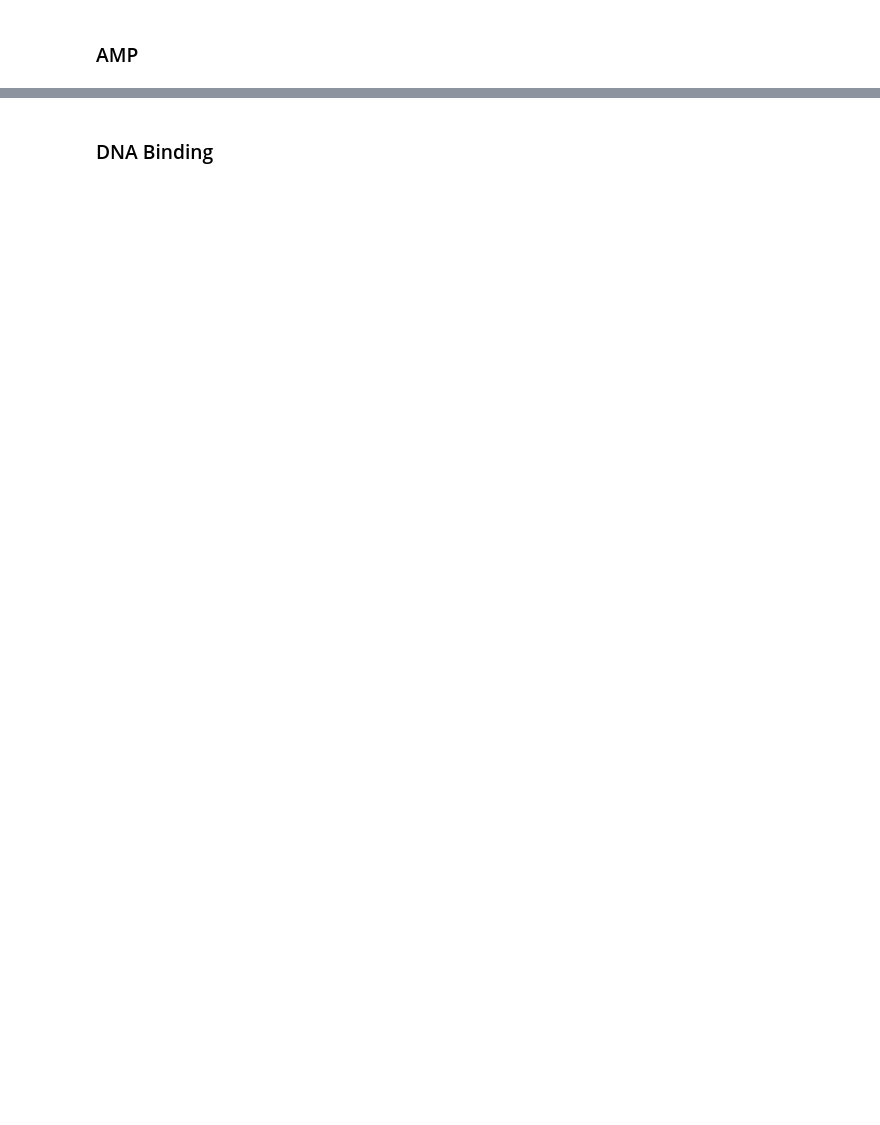
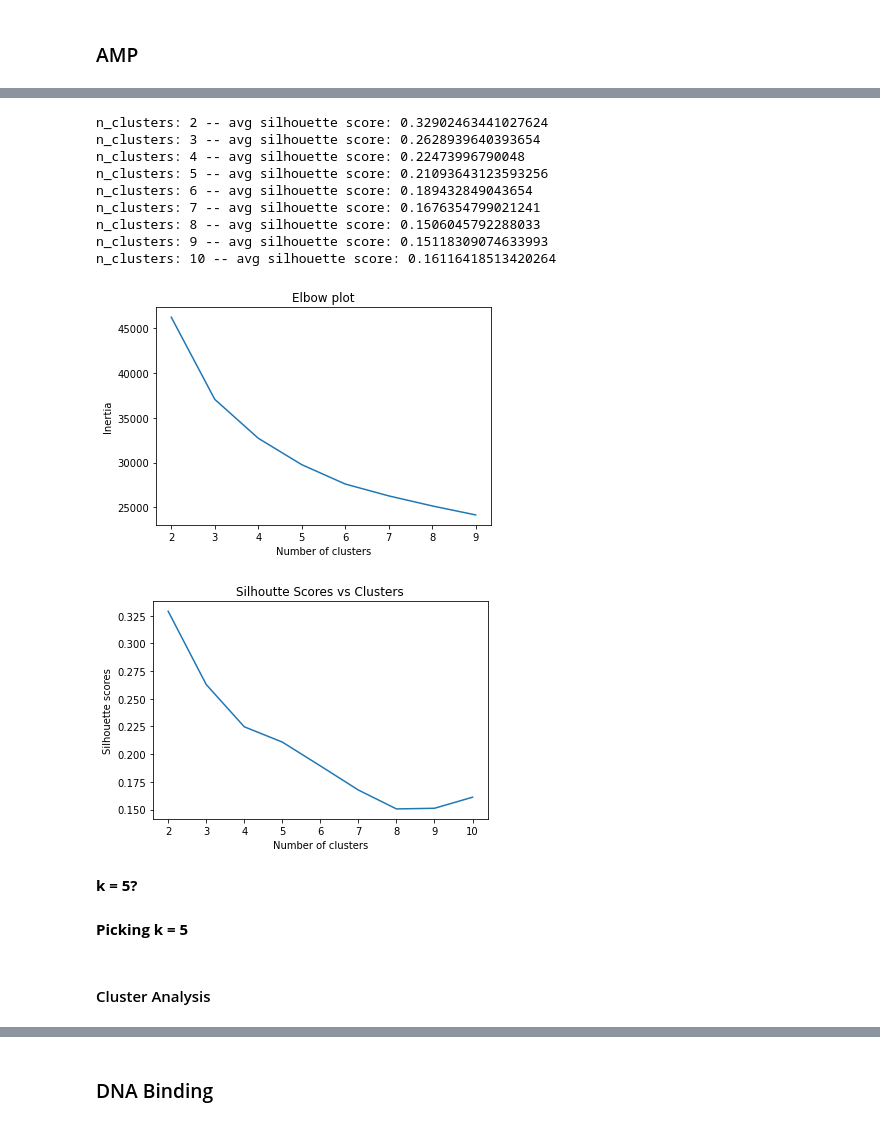
Before and after one commit to vin00d/peptide, a Jupyter notebook: 03_onehot.ipynb, the cells around one changed output, grey strips where cells are left out. Cells and saved outputs as stored; diff of their text form; code cells hidden in the pictures; blank space fills up the shorter version.

```diff
--- a/03_onehot.ipynb
+++ b/03_onehot.ipynb
@@ -453,0 +443,46 @@ get_all_scores(all_preds, y_test, models=MODELS)
+# %%
+def pick_k(ds: ProteinDataset, max_clusters: int = 10) -> np.ndarray:
+    """Visualize to help determine k for KMeans."""
+
+    # concat X
+    X_train, X_test = ds.X_train, ds.X_test
+    X = np.concatenate((X_train, X_test), axis=0)
+    assert (X_train.shape[0] + X_test.shape[0]) == X.shape[0]
+    # print(X_train.shape, X_test.shape, X.shape)
+
+    # One Hot Encode X
+    ohe = OneHotEncoder(handle_unknown="ignore", sparse=False)
+    X_ohe = ohe.fit_transform(X)
+    # print(X.shape, X_ohe.shape)
+
+    # Dim Reduce X
+    pca = PCA(n_components=50)
+    X_pca = pca.fit_transform(X_ohe)
+    # print(X_pca.shape)
+
+    # visualize elbow plot
+    visualize_elbow(X_pca, np.arange(2, max_clusters))
+    # visualize silhouette scores and plot
+    plot_silhouette_scores(max_clusters=max_clusters, X=X_pca)
+
+    return X_pca
+# %%
+X_pca = pick_k(amp_data)
+# %% [output]
+n_clusters: 2 -- avg silhouette score: 0.32902463441027624
+n_clusters: 3 -- avg silhouette score: 0.2628939640393654
+n_clusters: 4 -- avg silhouette score: 0.22473996790048
+n_clusters: 5 -- avg silhouette score: 0.21093643123593256
+n_clusters: 6 -- avg silhouette score: 0.189432849043654
+n_clusters: 7 -- avg silhouette score: 0.1676354799021241
+n_clusters: 8 -- avg silhouette score: 0.1506045792288033
+n_clusters: 9 -- avg silhouette score: 0.15118309074633993
+n_clusters: 10 -- avg silhouette score: 0.16116418513420264
+[figure, added]
+[figure, added]
+# %% [markdown]
+**k = 5?**
+# %% [markdown]
+**Picking k = 5**
+# %% [markdown]
+#### Cluster Analysis
```
Also changed, not shown: parts of 85 cells of this notebook, 12 other files.
